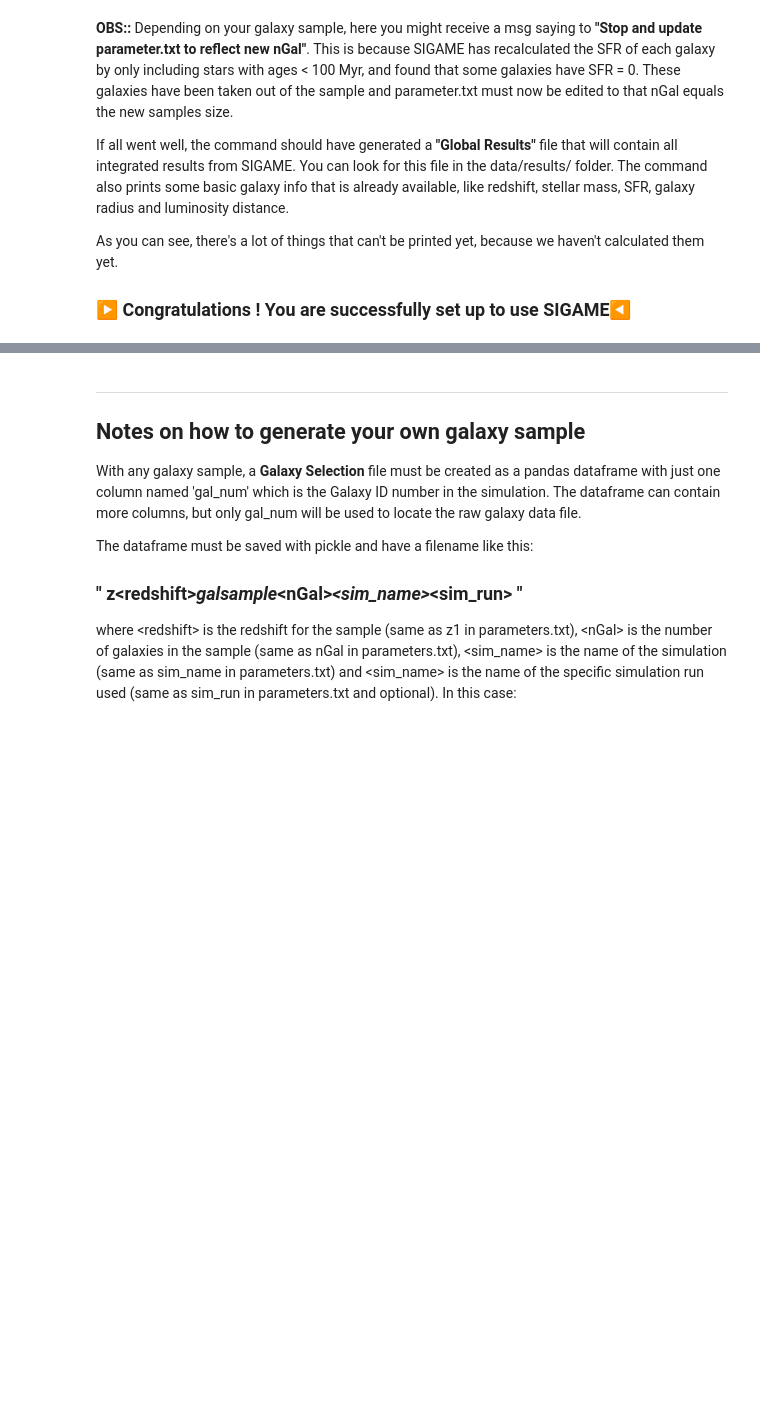
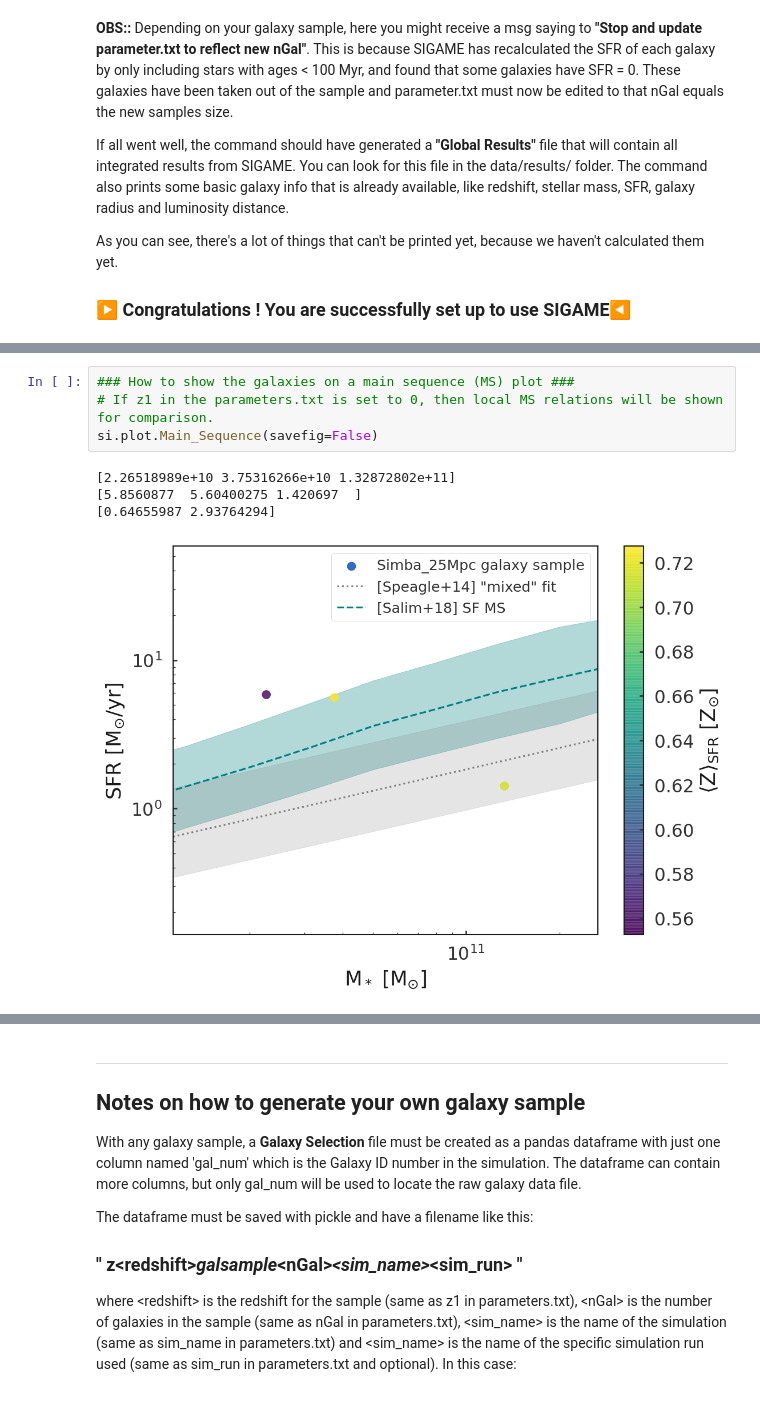
Before and after one commit to kpolsen/SIGAME, a Jupyter notebook: Tutorial 0 - setting up the galaxy sample (START HERE).ipynb, the cells around one changed output, grey strips where cells are left out. Drawn from its saved outputs; the diff is of its cells as text; blank space fills up the shorter version.

Commit message:
added plotting functions to tut 0

```diff
--- a/Tutorial 0 - setting up the galaxy sample (START HERE).ipynb
+++ b/Tutorial 0 - setting up the galaxy sample (START HERE).ipynb
@@ -68,0 +72,9 @@ As you can see, there's a lot of things that can't be printed yet, because we ha
+# %%
+### How to show the galaxies on a main sequence (MS) plot ###
+# If z1 in the parameters.txt is set to 0, then local MS relations will be shown for comparison.
+si.plot.Main_Sequence(savefig=False)
+# %% [output]
+[2.26518989e+10 3.75316266e+10 1.32872802e+11]
+[5.8560877  5.60400275 1.420697  ]
+[0.64655987 2.93764294]
+[figure, added]
```
Also changed, not shown: parts of 3 cells of this notebook, 7 other files.
